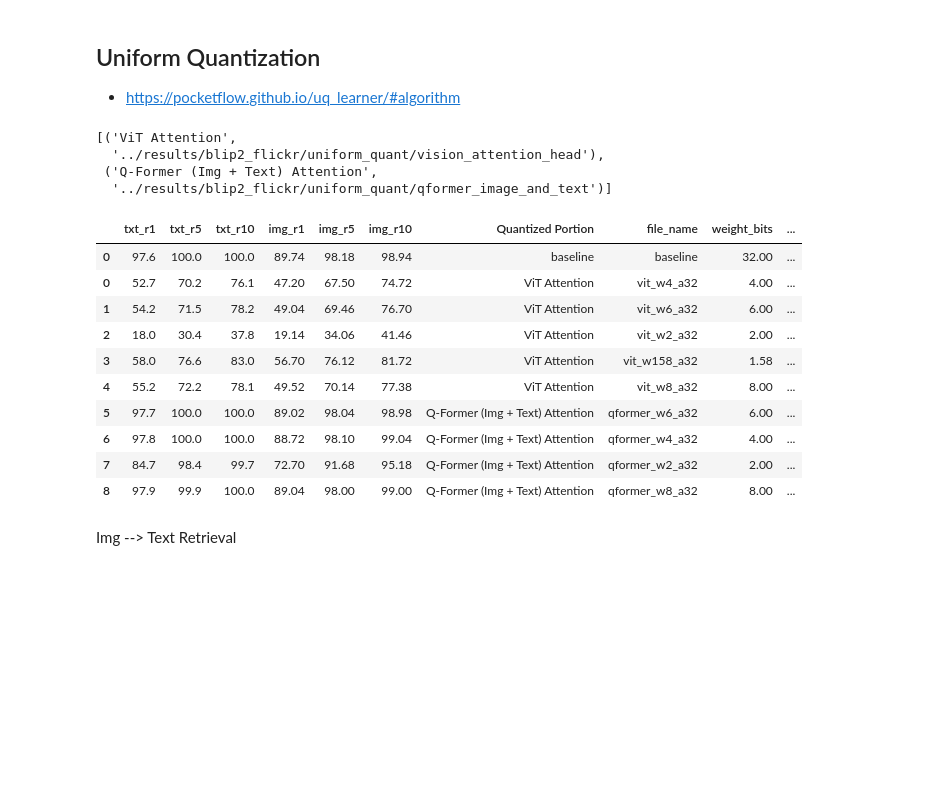
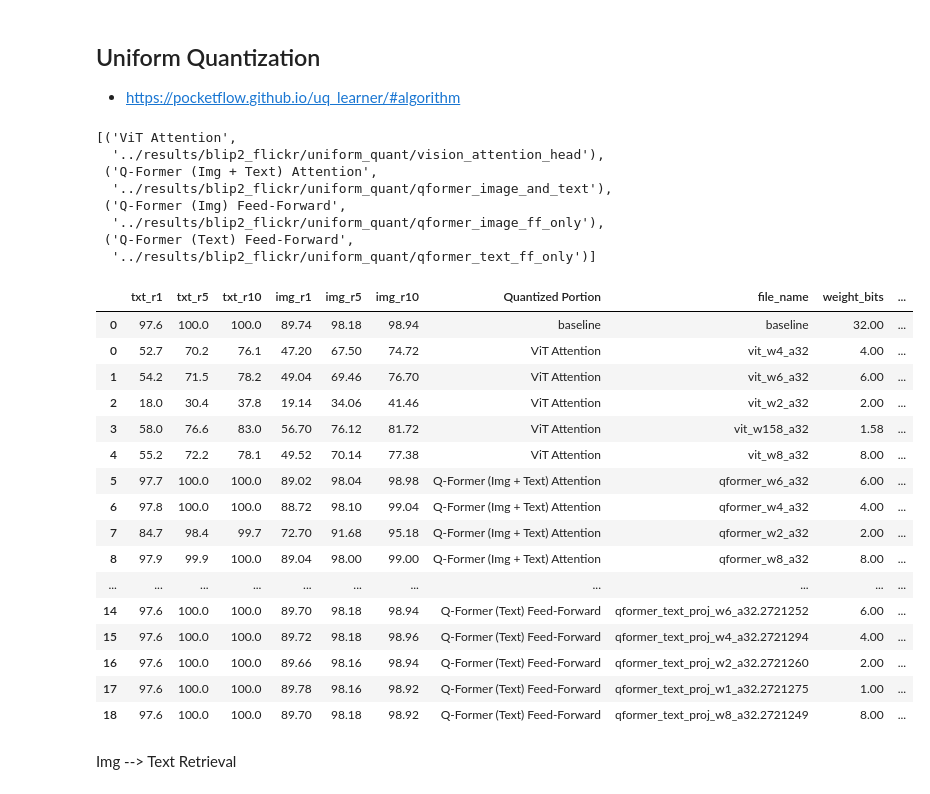
Before and after one commit to Vincent-La/multi_modal_quant, a Jupyter notebook: notebooks/blip2_flickr_postprocessing.ipynb, the cells around one changed output. Drawn from its saved outputs; the diff is of its cells as text; code cells hidden in the pictures; blank space fills up the shorter version.

Commit message:
rename results files for consistent naming

```diff
--- a/notebooks/blip2_flickr_postprocessing.ipynb
+++ b/notebooks/blip2_flickr_postprocessing.ipynb
@@ -59,36 +59,50 @@ baseline_result
 
 + https://pocketflow.github.io/uq_learner/#algorithm
 # %%
-results_path =[
-                ('ViT Attention', os.path.join('..', 'results', 'blip2_flickr', 'uniform_quant', 'vision_attention_head')),
-                ('Q-Former (Img + Text) Attention', os.path.join('..', 'results', 'blip2_flickr', 'uniform_quant', 'qformer_image_and_text'))
+results_paths =[
+                ('ViT Attention',                   os.path.join('..', 'results', 'blip2_flickr', 'uniform_quant', 'vision_attention_head')),
+                ('Q-Former (Img + Text) Attention', os.path.join('..', 'results', 'blip2_flickr', 'uniform_quant', 'qformer_image_and_text')),
+                # ('Q-Former (Img) Attention',        os.path.join('..', 'results', 'blip2_flickr', 'uniform_quant', 'qformer_image_only')),
+                # ('Q-Former (Text) Attention',       os.path.join('..', 'results', 'blip2_flickr', 'uniform_quant', 'qformer_text_only'))
+                ('Q-Former (Img) Feed-Forward',     os.path.join('..', 'results', 'blip2_flickr', 'uniform_quant', 'qformer_image_ff_only')),
+                ('Q-Former (Text) Feed-Forward',    os.path.join('..', 'results', 'blip2_flickr', 'uniform_quant', 'qformer_text_ff_only'))
               ]
-results_path
+results_paths
 # %% [output]
 [('ViT Attention',
   '../results/blip2_flickr/uniform_quant/vision_attention_head'),
  ('Q-Former (Img + Text) Attention',
-  '../results/blip2_flickr/uniform_quant/qformer_image_and_text')]
+  '../results/blip2_flickr/uniform_quant/qformer_image_and_text'),
+ ('Q-Former (Img) Feed-Forward',
+  '../results/blip2_flickr/uniform_quant/qformer_image_ff_only'),
+ ('Q-Former (Text) Feed-Forward',
+  '../results/blip2_flickr/uniform_quant/qformer_text_ff_only')]
 # %%
-df_results = load_results(results_path)
+df_results = load_results(results_paths)
 df_results = pd.concat([baseline_result, df_results], axis = 0)
 df_results = df_results.drop(['txt_r_mean','img_r_mean', 'r_mean', 'agg_metrics'], axis = 1)
 
 # df_results = pd.melt(df_results, id_vars=['file_name', 'weight_bits', 'activation_bits'], var_name='metric')
 
 df_results
 # %% [output]
 |  | txt_r1 | txt_r5 | txt_r10 | img_r1 | img_r5 | img_r10 | Quantized Portion | file_name | weight_bits | ... |
 | 0 | 97.6 | 100.0 | 100.0 | 89.74 | 98.18 | 98.94 | baseline | baseline | 32.00 | ... |
 | 0 | 52.7 | 70.2 | 76.1 | 47.20 | 67.50 | 74.72 | ViT Attention | vit_w4_a32 | 4.00 | ... |
 | 1 | 54.2 | 71.5 | 78.2 | 49.04 | 69.46 | 76.70 | ViT Attention | vit_w6_a32 | 6.00 | ... |
 | 2 | 18.0 | 30.4 | 37.8 | 19.14 | 34.06 | 41.46 | ViT Attention | vit_w2_a32 | 2.00 | ... |
 | 3 | 58.0 | 76.6 | 83.0 | 56.70 | 76.12 | 81.72 | ViT Attention | vit_w158_a32 | 1.58 | ... |
 | 4 | 55.2 | 72.2 | 78.1 | 49.52 | 70.14 | 77.38 | ViT Attention | vit_w8_a32 | 8.00 | ... |
 | 5 | 97.7 | 100.0 | 100.0 | 89.02 | 98.04 | 98.98 | Q-Former (Img + Text) Attention | qformer_w6_a32 | 6.00 | ... |
 | 6 | 97.8 | 100.0 | 100.0 | 88.72 | 98.10 | 99.04 | Q-Former (Img + Text) Attention | qformer_w4_a32 | 4.00 | ... |
 | 7 | 84.7 | 98.4 | 99.7 | 72.70 | 91.68 | 95.18 | Q-Former (Img + Text) Attention | qformer_w2_a32 | 2.00 | ... |
 | 8 | 97.9 | 99.9 | 100.0 | 89.04 | 98.00 | 99.00 | Q-Former (Img + Text) Attention | qformer_w8_a32 | 8.00 | ... |
+| ... | ... | ... | ... | ... | ... | ... | ... | ... | ... | ... |
+| 14 | 97.6 | 100.0 | 100.0 | 89.70 | 98.18 | 98.94 | Q-Former (Text) Feed-Forward | qformer_text_proj_w6_a32.2721252 | 6.00 | ... |
+| 15 | 97.6 | 100.0 | 100.0 | 89.72 | 98.18 | 98.96 | Q-Former (Text) Feed-Forward | qformer_text_proj_w4_a32.2721294 | 4.00 | ... |
+| 16 | 97.6 | 100.0 | 100.0 | 89.66 | 98.16 | 98.94 | Q-Former (Text) Feed-Forward | qformer_text_proj_w2_a32.2721260 | 2.00 | ... |
+| 17 | 97.6 | 100.0 | 100.0 | 89.78 | 98.16 | 98.92 | Q-Former (Text) Feed-Forward | qformer_text_proj_w1_a32.2721275 | 1.00 | ... |
+| 18 | 97.6 | 100.0 | 100.0 | 89.70 | 98.18 | 98.92 | Q-Former (Text) Feed-Forward | qformer_text_proj_w8_a32.2721249 | 8.00 | ... |
 # %%
 def plot(df, x, y, title = ''):
 
```
Also changed, not shown: 5 other files.
